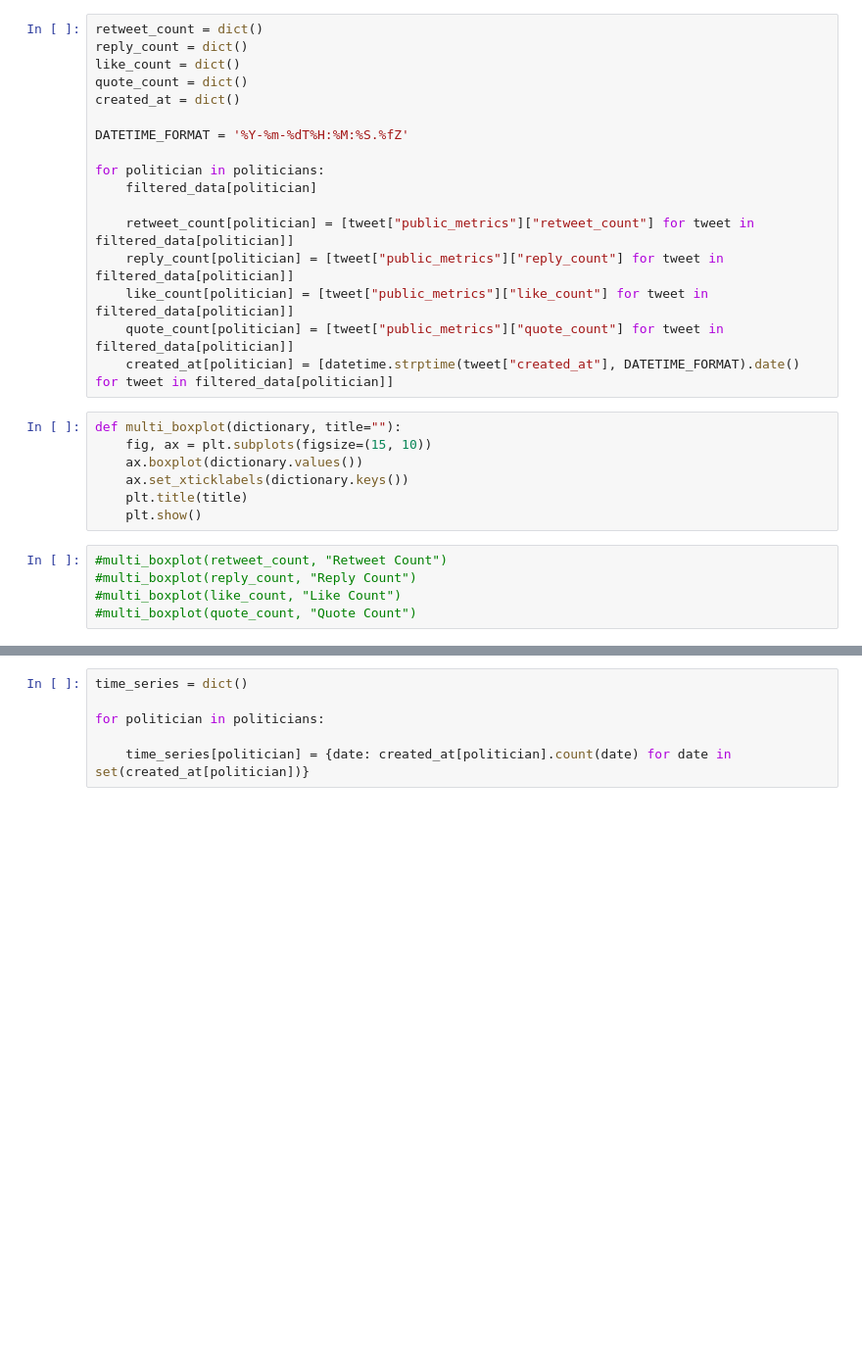
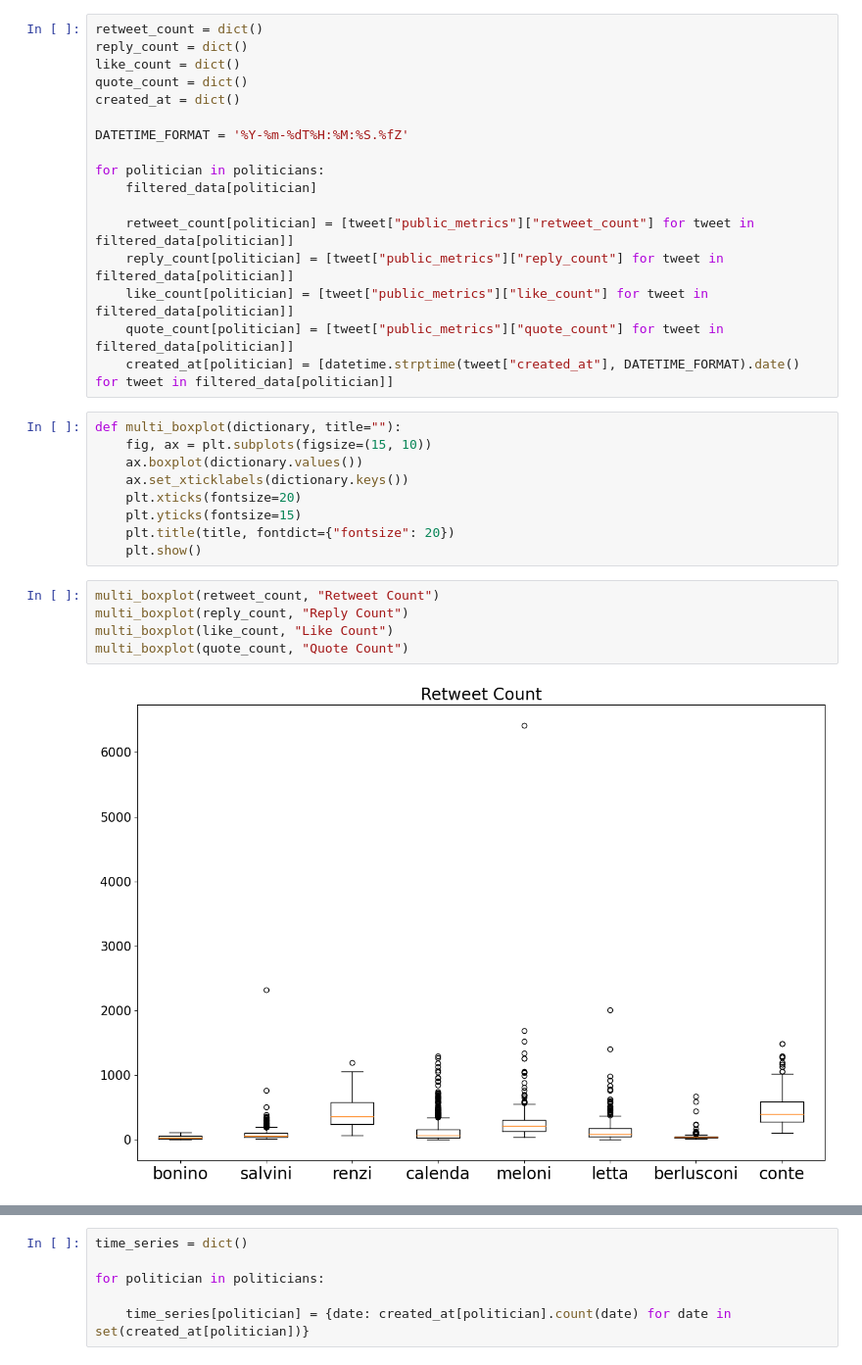
Before and after one commit to bigliolimatteo/how-politicians-change-their-mind, a Jupyter notebook: data_exploration/data_exploration.ipynb, the cells around one changed output, grey strips where cells are left out. Shown at 98% size. Saved outputs shown, nothing was run; the diff lists cells and outputs as text; blank space fills up the shorter version.

```diff
--- a/data_exploration/data_exploration.ipynb
+++ b/data_exploration/data_exploration.ipynb
@@ -98,10 +106,14 @@ def multi_boxplot(dictionary, title=""):
     fig, ax = plt.subplots(figsize=(15, 10))
     ax.boxplot(dictionary.values())
     ax.set_xticklabels(dictionary.keys())
-    plt.title(title)
+    plt.xticks(fontsize=20)
+    plt.yticks(fontsize=15)
+    plt.title(title, fontdict={"fontsize": 20})
     plt.show()
 # %%
-#multi_boxplot(retweet_count, "Retweet Count")
-#multi_boxplot(reply_count, "Reply Count")
-#multi_boxplot(like_count, "Like Count")
-#multi_boxplot(quote_count, "Quote Count")
+multi_boxplot(retweet_count, "Retweet Count")
+multi_boxplot(reply_count, "Reply Count")
+multi_boxplot(like_count, "Like Count")
+multi_boxplot(quote_count, "Quote Count")
+# %% [output]
+[figure, added]
```
Also changed, not shown: parts of 7 cells of this notebook.
